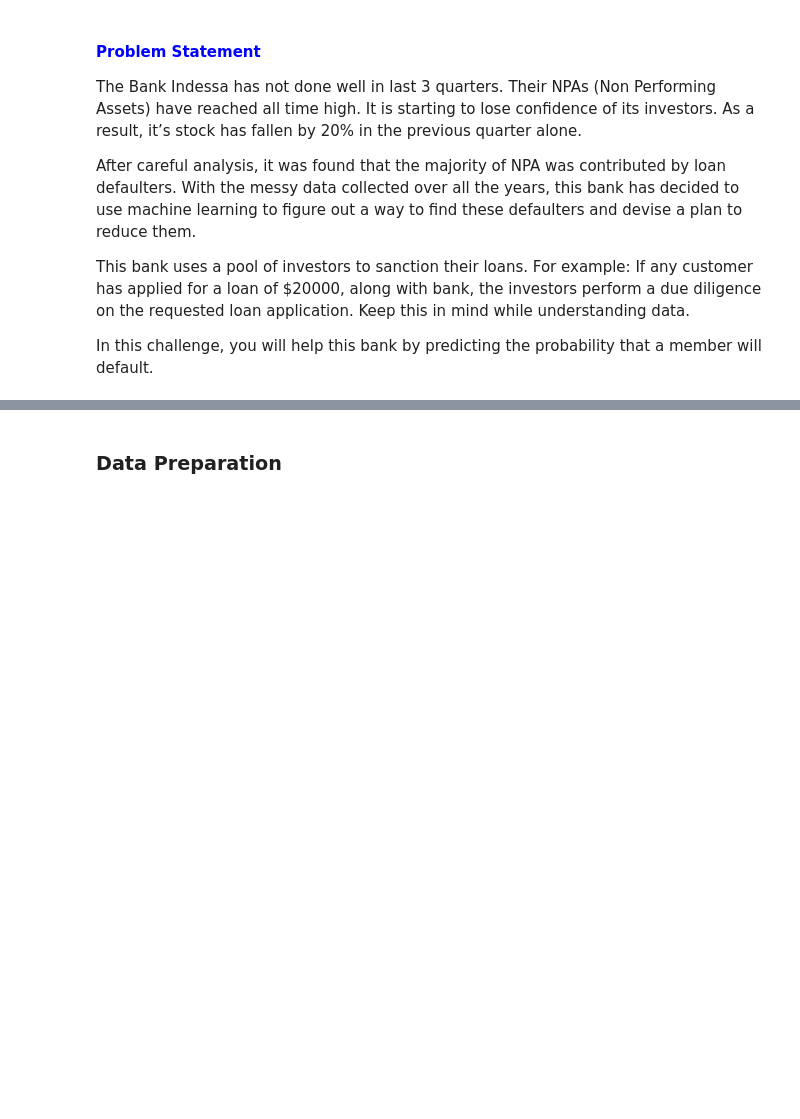
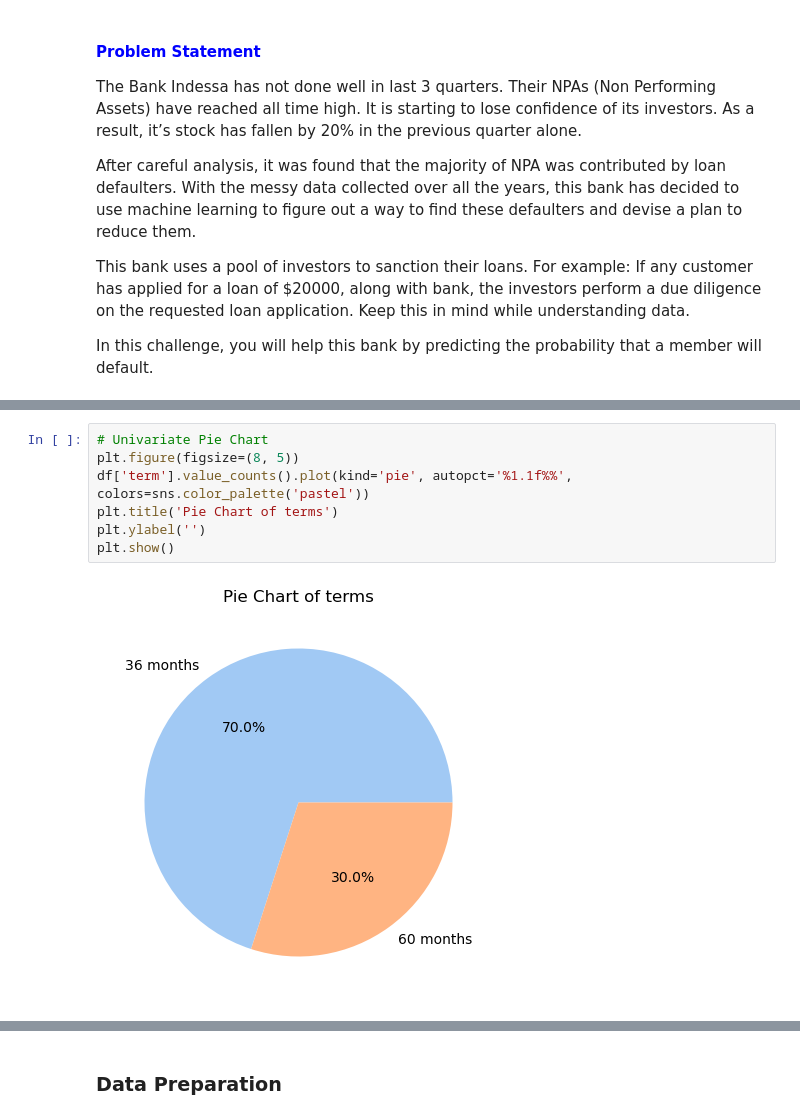
Before and after one commit to MithunaAnuraj/LoanDefault_Classifier, a Jupyter notebook: Predicting loan default probability with Logistic Regression - Hackerearth.ipynb, the cells around one changed output, grey strips where cells are left out. Drawn from its saved outputs; the diff is of its cells as text; blank space fills up the shorter version.

```diff
--- a/Predicting loan default probability with Logistic Regression - Hackerearth.ipynb
+++ b/Predicting loan default probability with Logistic Regression - Hackerearth.ipynb
@@ -24,0 +151,9 @@ warnings.filterwarnings('ignore')
+# %%
+# Univariate Pie Chart
+plt.figure(figsize=(8, 5))
+df['term'].value_counts().plot(kind='pie', autopct='%1.1f%%', colors=sns.color_palette('pastel'))
+plt.title('Pie Chart of terms')
+plt.ylabel('')
+plt.show()
+# %% [output]
+[figure, added]
```
Also changed, not shown: parts of 46 cells of this notebook.
